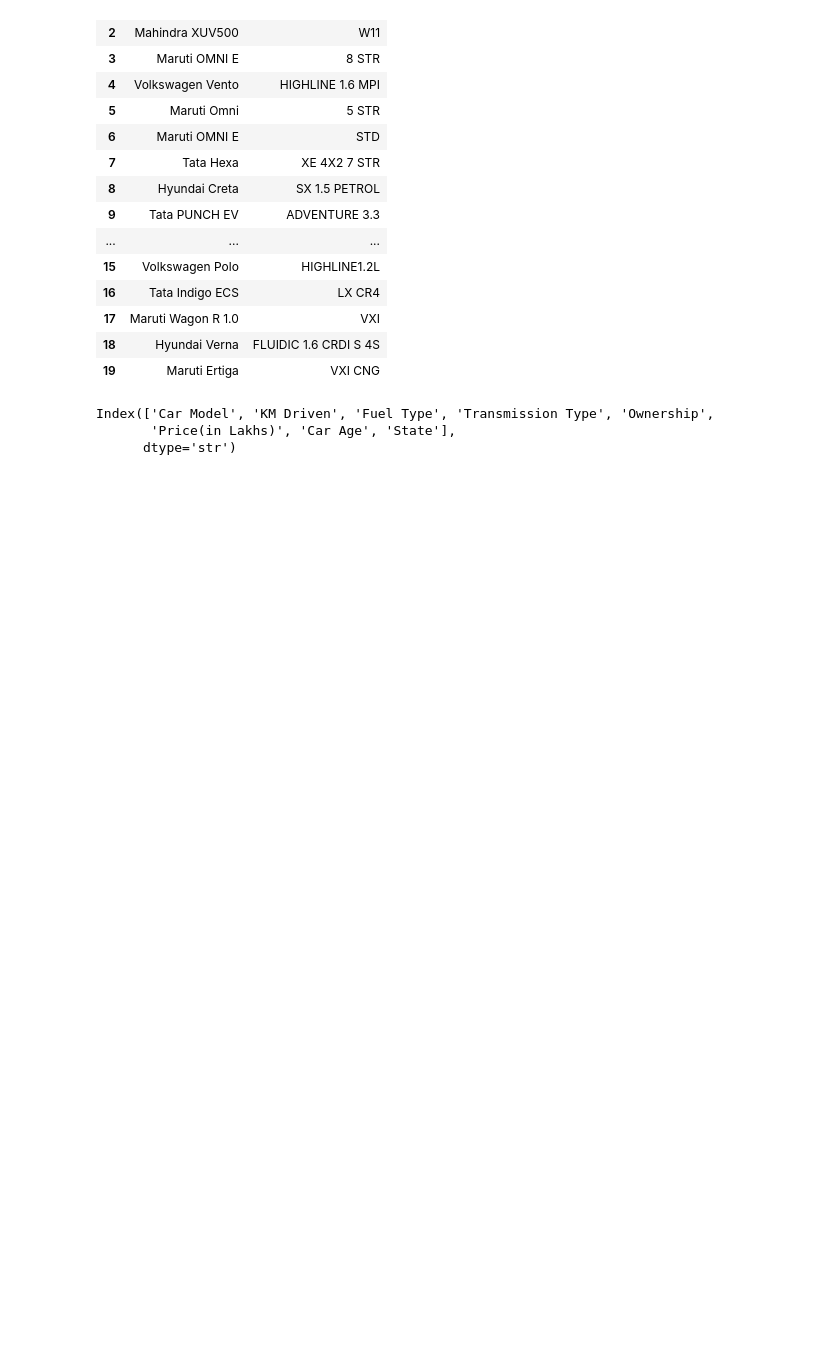
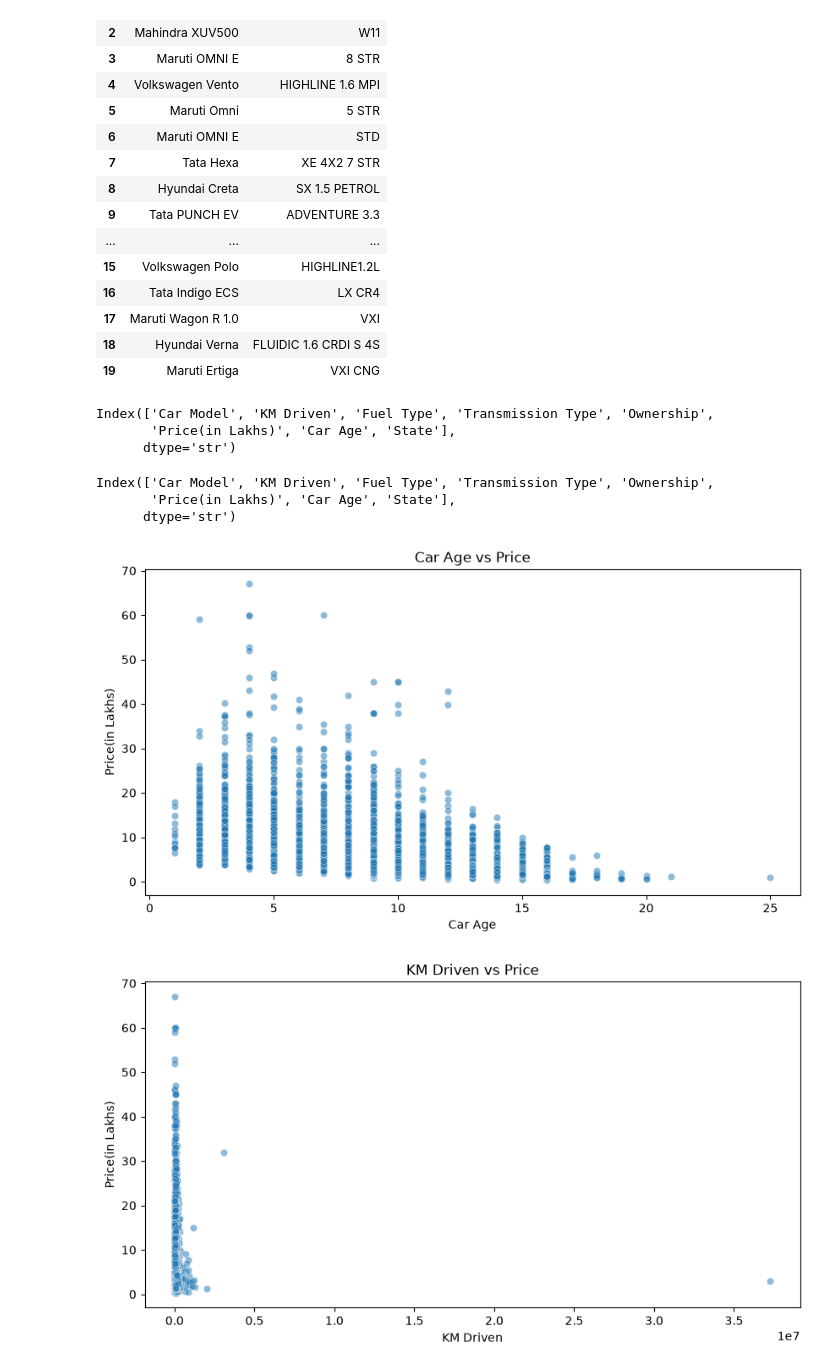
Before and after one commit to Dakshhhhh-ops/car-price-prediction, a Jupyter notebook: notebook.ipynb, the cells around one changed output. Saved outputs shown, nothing was run; the diff lists cells and outputs as text; code cells hidden in the pictures; blank space fills up the shorter version.

```diff
--- a/notebook.ipynb
+++ b/notebook.ipynb
@@ -495,3 +483,25 @@ df.columns
 Index(['Car Model', 'KM Driven', 'Fuel Type', 'Transmission Type', 'Ownership',
        'Price(in Lakhs)', 'Car Age', 'State'],
       dtype='str')
+# %%
+df.columns
+# %% [output]
+Index(['Car Model', 'KM Driven', 'Fuel Type', 'Transmission Type', 'Ownership',
+       'Price(in Lakhs)', 'Car Age', 'State'],
+      dtype='str')
+# %%
+import seaborn as sns
+import matplotlib.pyplot as plt
+
+plt.figure(figsize=(10, 5))
+sns.scatterplot(data=df, x='Car Age', y='Price(in Lakhs)', alpha=0.5)
+plt.title('Car Age vs Price')
+plt.show()
+
+plt.figure(figsize=(10, 5))
+sns.scatterplot(data=df, x='KM Driven', y='Price(in Lakhs)', alpha=0.5)
+plt.title('KM Driven vs Price')
+plt.show()
+# %% [output]
+[figure, added]
+[figure, added]
```
Also changed, not shown: parts of 40 cells of this notebook, 2 other files.
